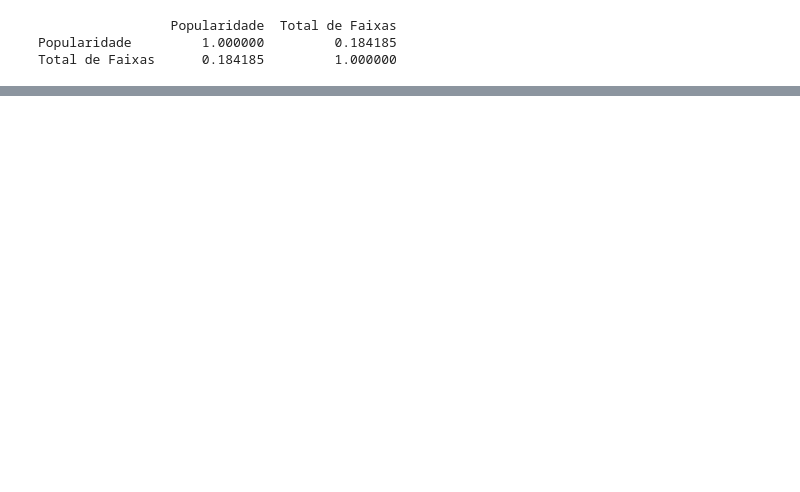
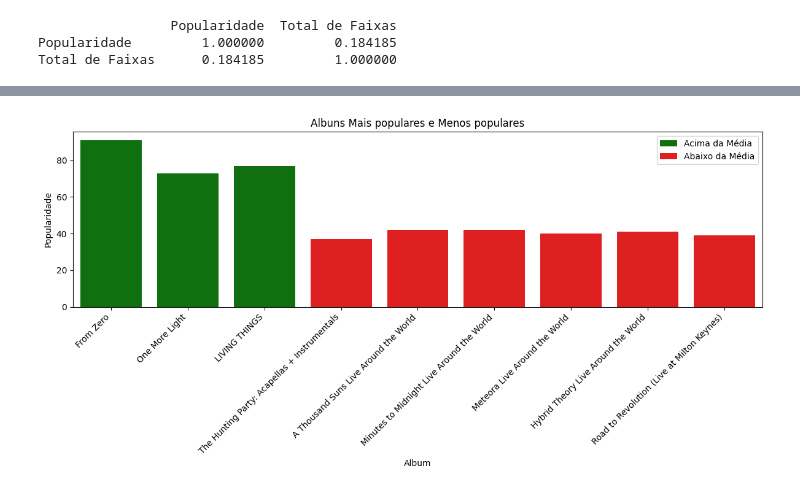
Before and after one commit to filipanselmo11/web-academy-t4, a Jupyter notebook: 16-ciencia-dados/Atividade-2.ipynb, the cells around one changed output, grey strips where cells are left out. Cells and saved outputs as stored; diff of their text form; code cells hidden in the pictures; blank space fills up the shorter version.

```diff
--- a/16-ciencia-dados/Atividade-2.ipynb
+++ b/16-ciencia-dados/Atividade-2.ipynb
@@ -211,0 +252,23 @@ Total de Faixas      0.184185         1.000000
+# %%
+media_popularidade = lp_df['Popularidade'].mean()
+desvio_padrao = lp_df['Popularidade'].std()
+
+acima_media = lp_df[lp_df['Popularidade'] > media_popularidade + desvio_padrao]
+abaixo_media = lp_df[lp_df['Popularidade'] < media_popularidade - desvio_padrao]
+
+plt.figure(figsize=(12, 6))
+
+sns.barplot(data=acima_media, x='Nome Album', y='Popularidade', color='green', label='Acima da Média')
+sns.barplot(data=abaixo_media, x='Nome Album', y='Popularidade', color='red', label='Abaixo da Média')
+
+plt.title('Albuns Mais populares e Menos populares')
+plt.xlabel('Album')
+plt.ylabel('Popularidade')
+plt.xticks(rotation=45, ha='right')
+
+plt.legend()
+
+plt.tight_layout()
+plt.show()
+# %% [output]
+[figure, added]
```
Also changed, not shown: parts of 13 cells of this notebook, 1 other file.
